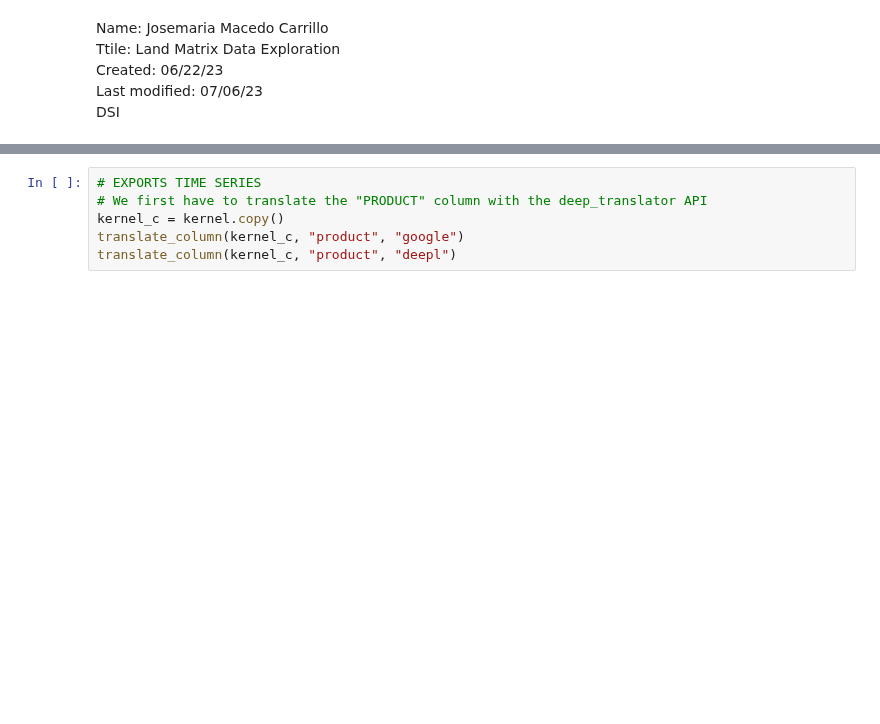
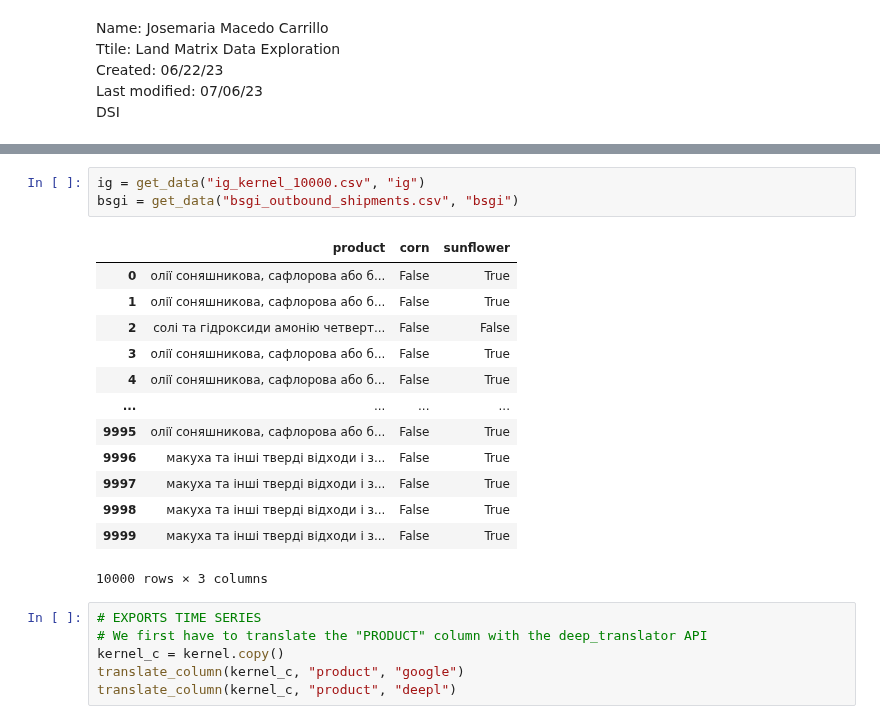
Before and after one commit to uchicago-dsi/oakland-institute-ukraine, a Jupyter notebook: notebooks/import_genius.ipynb, the cells around one changed output, grey strips where cells are left out. Drawn from its saved outputs; the diff is of its cells as text; blank space fills up the shorter version.

Commit message:
Changes to notebook to import data just with get_data function

```diff
--- a/notebooks/import_genius.ipynb
+++ b/notebooks/import_genius.ipynb
@@ -59,3 +18,20 @@ Max year:  2023
+# %%
+ig = get_data("ig_kernel_10000.csv", "ig")
+bsgi = get_data("bsgi_outbound_shipments.csv", "bsgi")
+# %% [output]
+|  | product | corn | sunflower |
+| 0 | олії соняшникова, сафлорова або б... | False | True |
+| 1 | олії соняшникова, сафлорова або б... | False | True |
+| 2 | солі та гідроксиди амонію четверт... | False | False |
+| 3 | олії соняшникова, сафлорова або б... | False | True |
+| 4 | олії соняшникова, сафлорова або б... | False | True |
+| ... | ... | ... | ... |
+| 9995 | олії соняшникова, сафлорова або б... | False | True |
+| 9996 | макуха та інші тверді відходи і з... | False | True |
+| 9997 | макуха та інші тверді відходи і з... | False | True |
+| 9998 | макуха та інші тверді відходи і з... | False | True |
+| 9999 | макуха та інші тверді відходи і з... | False | True |
+10000 rows × 3 columns
 # %%
 # EXPORTS TIME SERIES
 # We first have to translate the "PRODUCT" column with the deep_translator API
```
Also changed, not shown: parts of 2 cells of this notebook.
